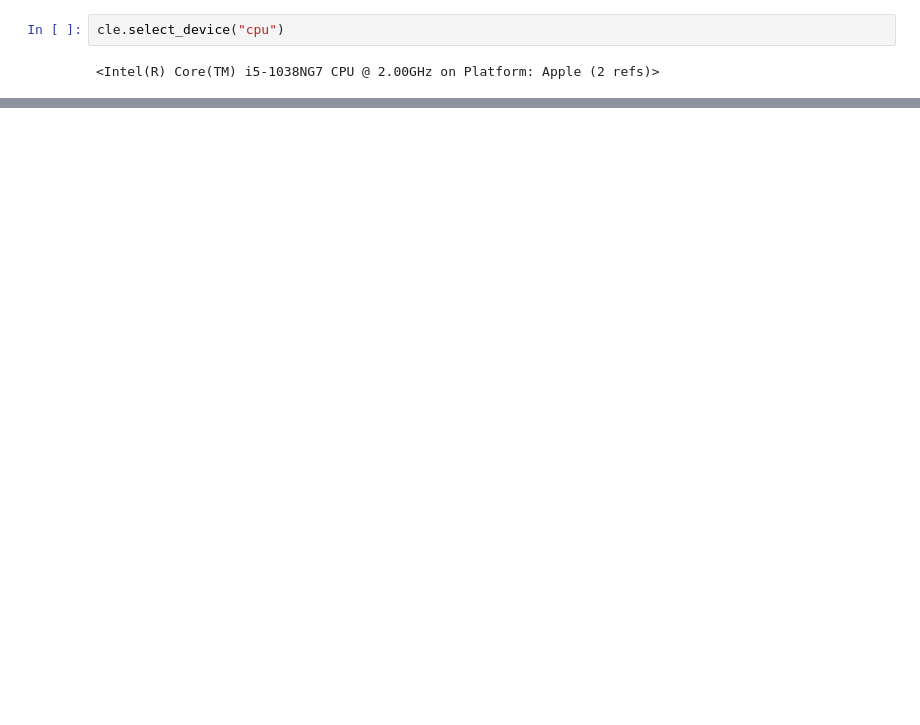
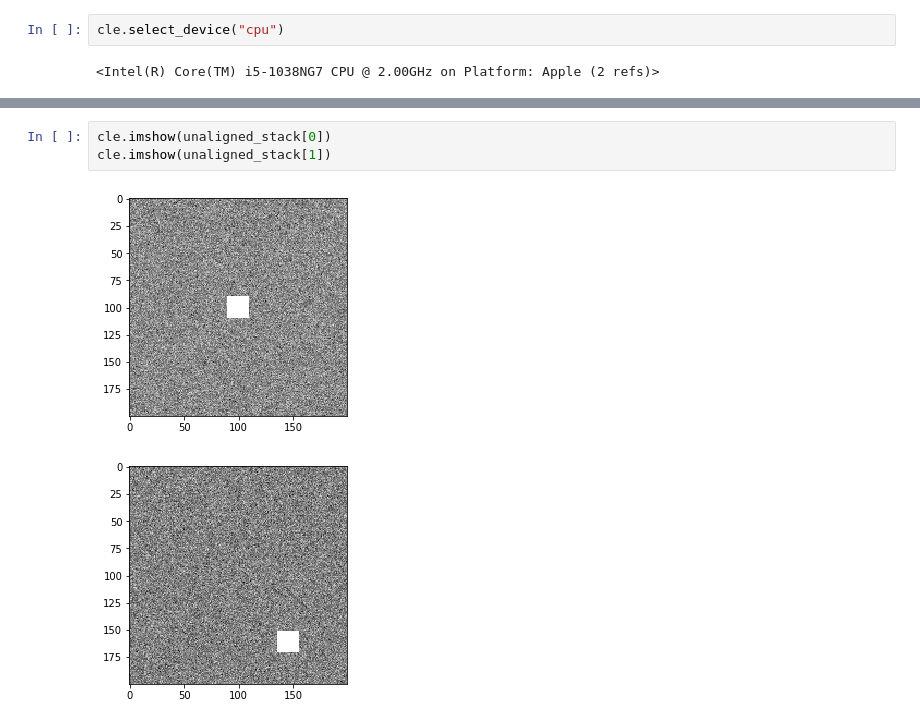
Before and after one commit to clEsperanto/pyclesperanto_prototype, a Jupyter notebook: demo/filter/template_matching.ipynb, the cells around one changed output, grey strips where cells are left out. Drawn from its saved outputs; the diff is of its cells as text; blank space fills up the shorter version.

```diff
--- a/demo/filter/template_matching.ipynb
+++ b/demo/filter/template_matching.ipynb
@@ -83,0 +41,6 @@ viewer.add_image(slice2_downsample)
+# %%
+cle.imshow(unaligned_stack[0])
+cle.imshow(unaligned_stack[1])
+# %% [output]
+[figure, added]
+[figure, added]
```
Also changed, not shown: parts of 26 cells of this notebook.
